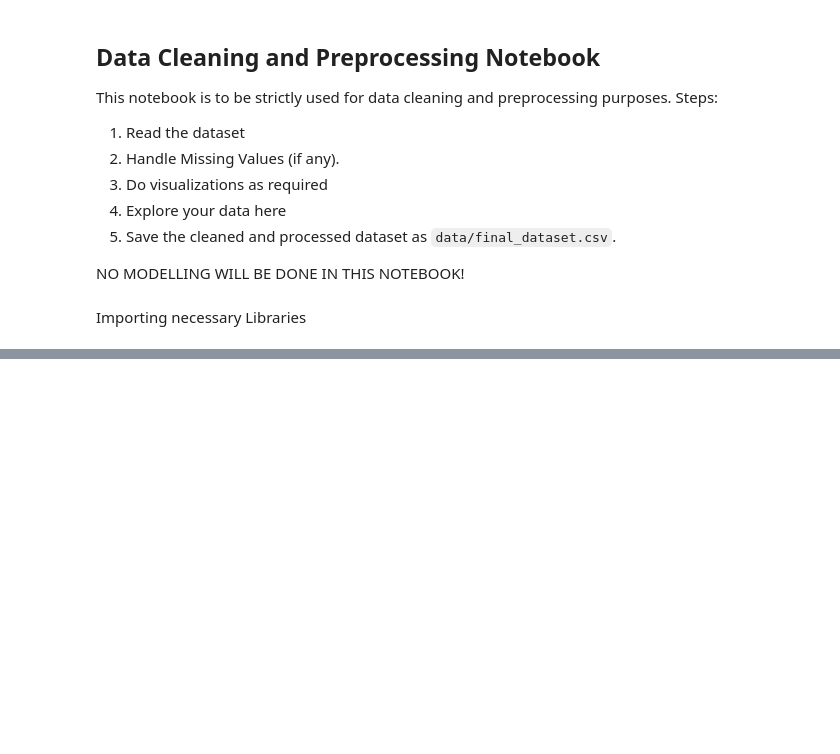
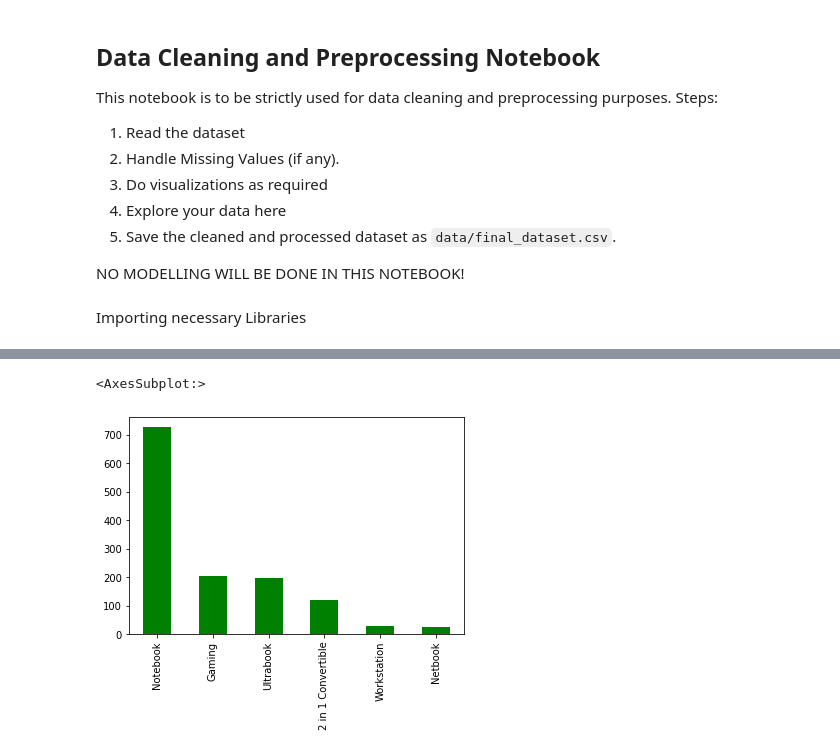
Before and after one commit to subu2003/Laptop_Price_Prediction, a Jupyter notebook: notebooks/Data Cleaning.ipynb, the cells around one changed output, grey strips where cells are left out. Drawn from its saved outputs; the diff is of its cells as text; code cells hidden in the pictures; blank space fills up the shorter version.

```diff
--- a/notebooks/Data Cleaning.ipynb
+++ b/notebooks/Data Cleaning.ipynb
@@ -105,0 +119,5 @@ df.to_csv(r"C:\Users\subra\Downloads\final_dataset.csv")
+# %%
+df['TypeName'].value_counts().plot(kind='bar',color='Green')
+# %% [output]
+<AxesSubplot:>
+[figure, added]
```
Also changed, not shown: parts of 75 cells of this notebook.
